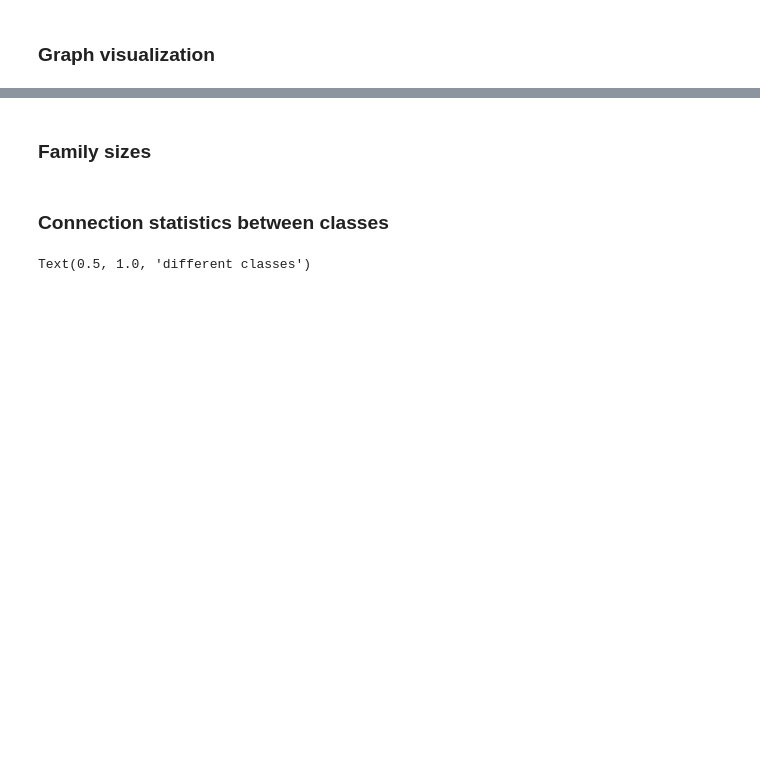
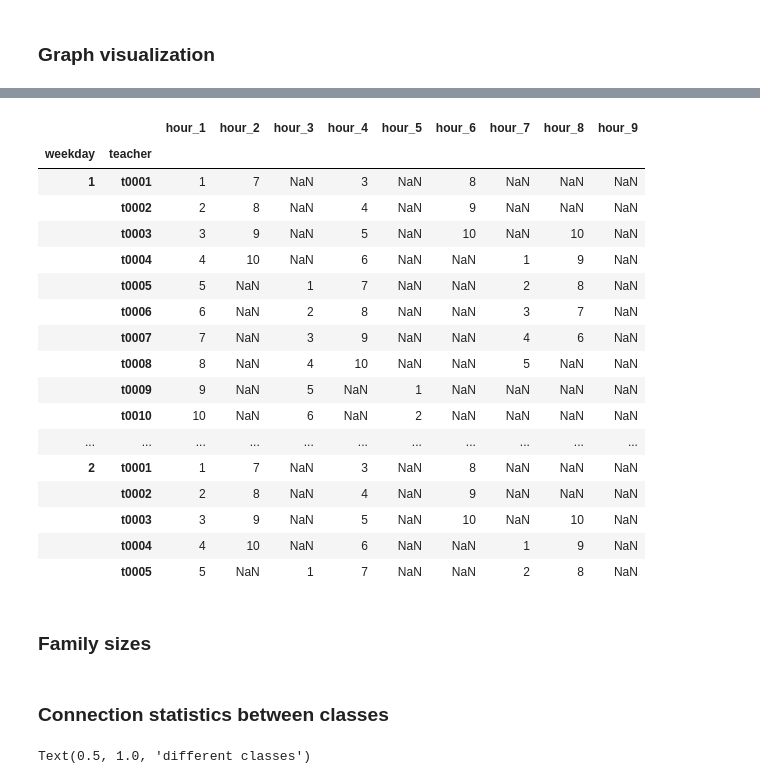
Before and after one commit to JanaLasser/agent_based_COVID_SEIRX, a Jupyter notebook: school/construct_school_network.ipynb, the cells around one changed output, grey strips where cells are left out. Saved outputs shown, nothing was run; the diff lists cells and outputs as text; code cells hidden in the pictures; blank space fills up the shorter version.

```diff
--- a/school/construct_school_network.ipynb
+++ b/school/construct_school_network.ipynb
@@ -551,3 +584,24 @@ plt.savefig('../img/{}_contact_visualization.pdf'.format(school_type))
+# %%
+teacher_schedule[0:30]
+# %% [output]
+|  |  | hour_1 | hour_2 | hour_3 | hour_4 | hour_5 | hour_6 | hour_7 | hour_8 | hour_9 |
+| weekday | teacher |  |  |  |  |  |  |  |  |  |
+| 1 | t0001 | 1 | 7 | NaN | 3 | NaN | 8 | NaN | NaN | NaN |
+|  | t0002 | 2 | 8 | NaN | 4 | NaN | 9 | NaN | NaN | NaN |
+|  | t0003 | 3 | 9 | NaN | 5 | NaN | 10 | NaN | 10 | NaN |
+|  | t0004 | 4 | 10 | NaN | 6 | NaN | NaN | 1 | 9 | NaN |
+|  | t0005 | 5 | NaN | 1 | 7 | NaN | NaN | 2 | 8 | NaN |
+|  | t0006 | 6 | NaN | 2 | 8 | NaN | NaN | 3 | 7 | NaN |
+|  | t0007 | 7 | NaN | 3 | 9 | NaN | NaN | 4 | 6 | NaN |
+|  | t0008 | 8 | NaN | 4 | 10 | NaN | NaN | 5 | NaN | NaN |
+|  | t0009 | 9 | NaN | 5 | NaN | 1 | NaN | NaN | NaN | NaN |
+|  | t0010 | 10 | NaN | 6 | NaN | 2 | NaN | NaN | NaN | NaN |
+| ... | ... | ... | ... | ... | ... | ... | ... | ... | ... | ... |
+| 2 | t0001 | 1 | 7 | NaN | 3 | NaN | 8 | NaN | NaN | NaN |
+|  | t0002 | 2 | 8 | NaN | 4 | NaN | 9 | NaN | NaN | NaN |
+|  | t0003 | 3 | 9 | NaN | 5 | NaN | 10 | NaN | 10 | NaN |
+|  | t0004 | 4 | 10 | NaN | 6 | NaN | NaN | 1 | 9 | NaN |
+|  | t0005 | 5 | NaN | 1 | 7 | NaN | NaN | 2 | 8 | NaN |
 # %% [markdown]
 ### Family sizes
 # %%
```
Also changed, not shown: parts of 6 cells of this notebook, 1 other file.
